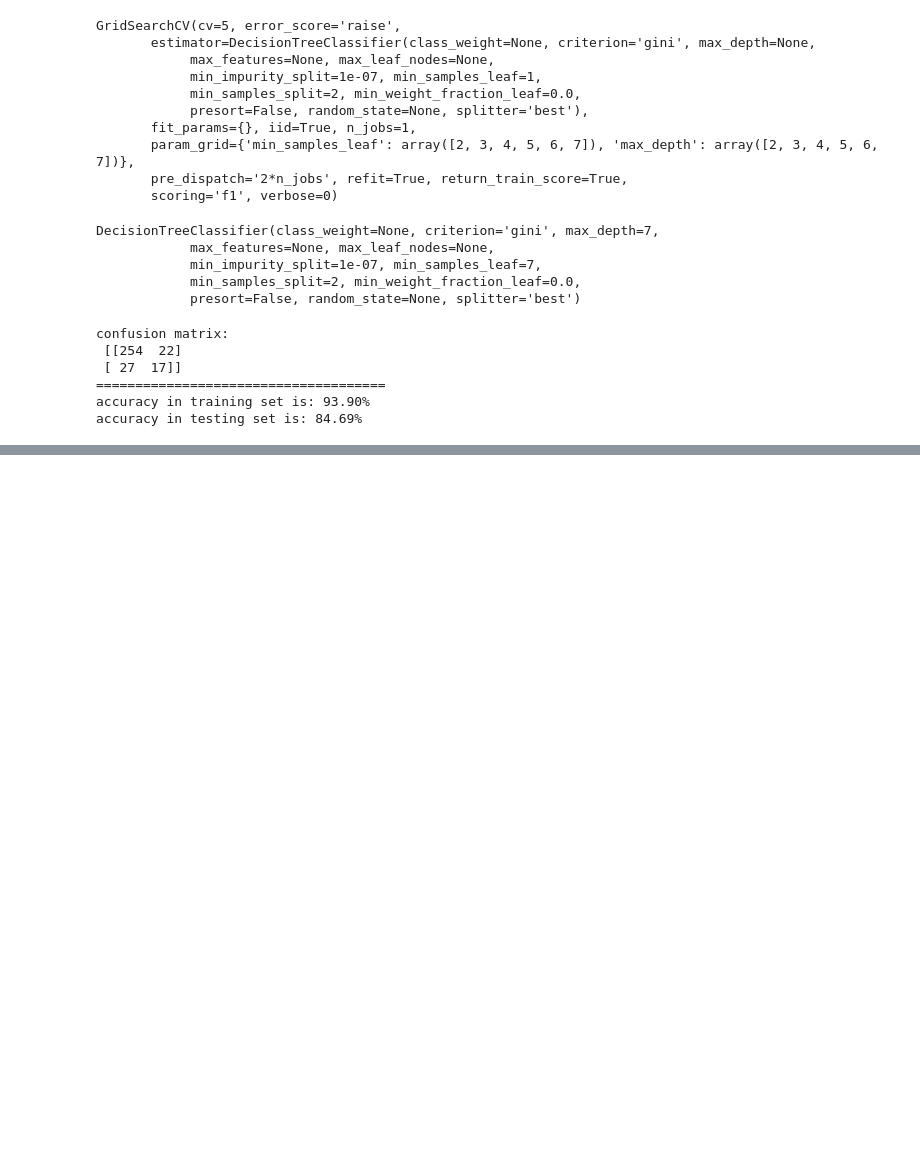
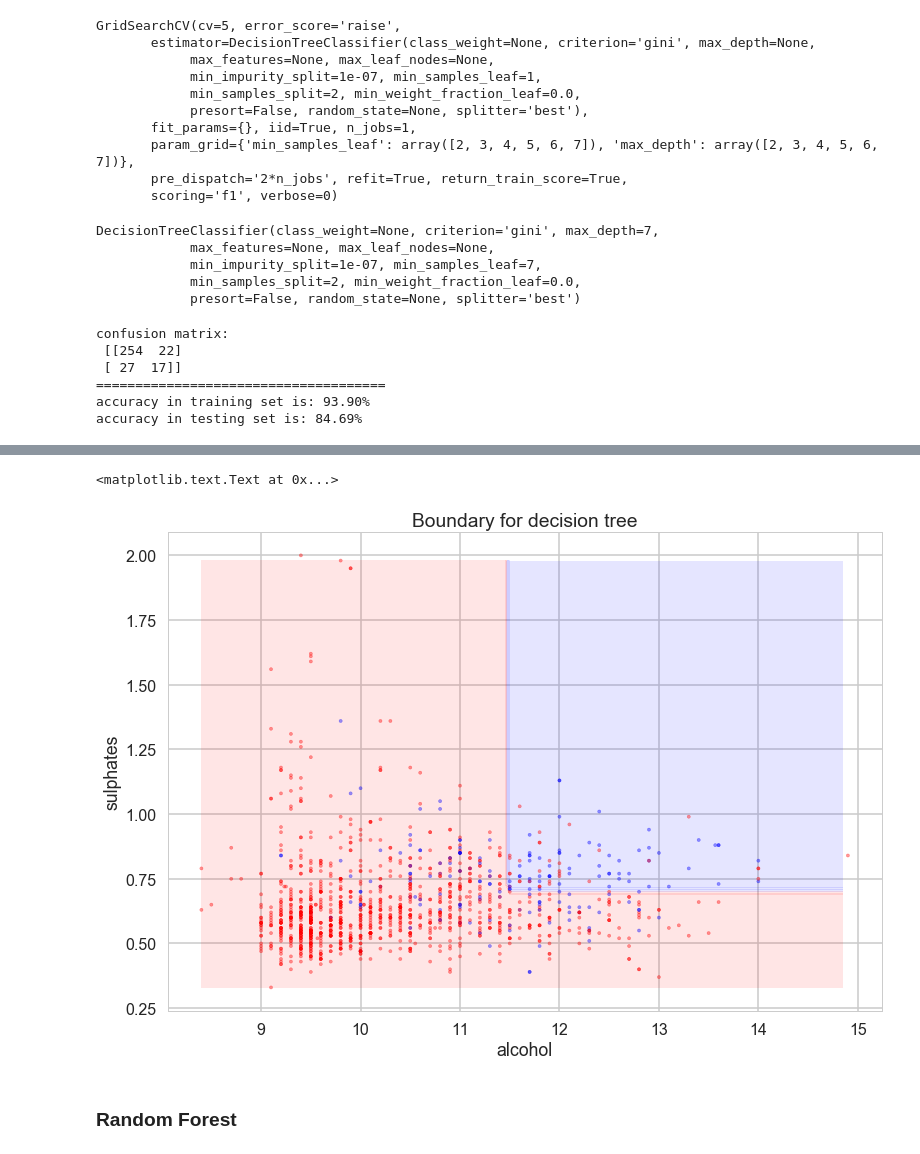
Before and after one commit to jizihao1108/python-codes, a Jupyter notebook: Tree Models.ipynb, the cells around one changed output, grey strips where cells are left out. Drawn from its saved outputs; the diff is of its cells as text; code cells hidden in the pictures; blank space fills up the shorter version.

```diff
--- a/Tree Models.ipynb
+++ b/Tree Models.ipynb
@@ -103,0 +162,5 @@ accuracy in testing set is: 84.69%
+# %%
+clf = tree.DecisionTreeClassifier()
+parameter = {'max_depth': np.arange(2,8), 'min_samples_leaf': np.arange(2,8)}
+
+clf, xtrain, ytrain, xtest, ytest = tree_classification(clf, parameter, df, ['alcohol', 'sulphates'], 'quality', 7, 'f1', 5)
@@ -103,0 +176,5 @@ accuracy in testing set is: 84.69%
+# %%
+xmin, xmax = min(xtrain[:,0]), max(xtrain[:,0])
+ymin, ymax = min(xtrain[:,1]), max(xtrain[:,1])
+
+np.arange(xmin, xmax, 0.05), np.arange(ymin, ymax, 0.05)
@@ -103,0 +199,19 @@ accuracy in testing set is: 84.69%
+# %%
+xx, yy = np.meshgrid(np.arange(xmin, xmax, 0.05), np.arange(ymin, ymax, 0.05))
+Xplot = np.c_[xx.ravel(), yy.ravel()]
+# %%
+area = clf.predict(Xplot)
+area = area.reshape(xx.shape)
+# %%
+from matplotlib.colors import ListedColormap
+colormap = ListedColormap(['#ff0000', '#0000ff'])
+plt.contourf(xx, yy, area, alpha = 0.1, cmap = colormap)
+plt.scatter(xtrain[:,0], xtrain[:,1], c=ytrain, cmap = colormap, s = 10, alpha = 0.4)
+plt.xlabel('alcohol')
+plt.ylabel('sulphates')
+plt.title('Boundary for decision tree')
+# %% [output]
+<matplotlib.text.Text at 0x...>
+[figure, added]
+# %% [markdown]
+### Random Forest
```
Also changed, not shown: parts of 12 cells of this notebook.
